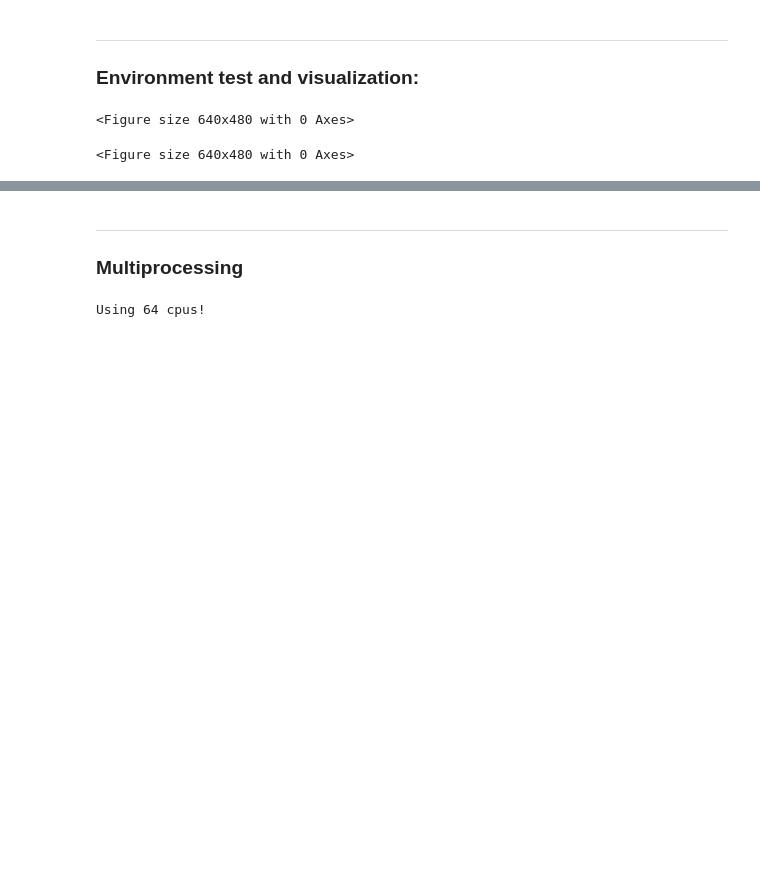
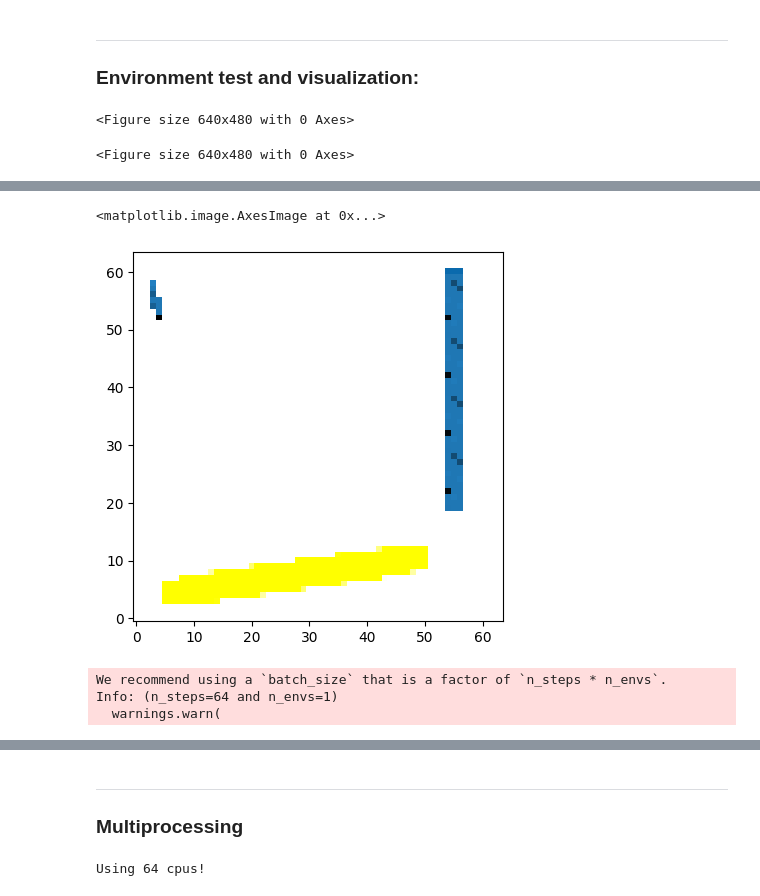
Before and after one commit to ThomasRochefortB/sogym, a Jupyter notebook: rl_training.ipynb, the cells around one changed output, grey strips where cells are left out. Cells and saved outputs as stored; diff of their text form; code cells hidden in the pictures; blank space fills up the shorter version.

```diff
--- a/rl_training.ipynb
+++ b/rl_training.ipynb
@@ -160,7 +160,7 @@ if subplot_index > 0:
     plt.show()
 # %%
 # Specify the number of permutations to generate
-num_permutations = 5
+num_permutations = None
 observation_type = "topopt_game"
 
 # Specify the environment configuration (optional)
@@ -174,11 +174,11 @@ env_kwargs = {
 }
 
 directory_path = "/home/thomas/Documents/scratch_thomas/GitHub/sogym_v2/dataset/topologies/mmc"
-expert_observations, expert_actions = generate_expert_dataset(directory_path,env_kwargs, plot_terminated=False,num_permutations = num_permutations, file_fraction=0.01)
+expert_observations, expert_actions = generate_expert_dataset(directory_path,env_kwargs, plot_terminated=False,num_permutations = num_permutations, file_fraction=1.0)
 # Save the dataset
 import pickle
 
 # Save the data using pickle
-with open('test.pkl', 'wb') as f:
+with open('expert_dataset_topopt_noperm.pkl', 'wb') as f:
     pickle.dump({'expert_observations': expert_observations, 'expert_actions': expert_actions}, f, protocol=4)
 print(len(expert_observations))
@@ -186,7 +189,7 @@ print(len(expert_observations))
 import pickle
 
 # Load the data using pickle
-with open('expert_dataset_topopt_5perm.pkl', 'rb') as f:
+with open('expert_dataset_topopt_noperm.pkl', 'rb') as f:
     data = pickle.load(f)
 
 expert_observations = data['expert_observations']
@@ -220,3 +227,13 @@ plt.show()
+# %%
+obs = train_env.reset()
+
+#use action and plot the result
+obs, rewards, dones,truncated, info = train_env.step(np.array(action))
+# %%
+plt.imshow(obs['image'].T,origin='lower')
+# %% [output]
+<matplotlib.image.AxesImage at 0x...>
+[figure, added]
 # %%
 chosen_policy = "MlpPolicy" if observation_type == 'box_dense' else "MultiInputPolicy"
 
@@ -229,7 +246,7 @@ with open("algorithms.yaml", "r") as file:
     config = yaml.safe_load(file)
 
 # Extract the parameters for the desired algorithm
-algorithm_name = "SAC"  # or "TD3"
+algorithm_name = "PPO"  # or "TD3"
 algorithm_params = config[algorithm_name]
 
 policy_kwargs = dict(
@@ -271,6 +288,10 @@ current_datetime = datetime.now().strftime("%Y%m%d_%H%M%S")
 
 # Create the tb_log_name string
 tb_log_name = f"{algorithm_name}_{current_datetime}"
+# %% [output]
+We recommend using a `batch_size` that is a factor of `n_steps * n_envs`.
+Info: (n_steps=64 and n_envs=1)
+  warnings.warn(
 # %%
 from torchinfo import summary
 total_params = sum(p.numel() for p in model.policy.parameters())
```
Also changed, not shown: parts of 13 cells of this notebook, 6 other files.
